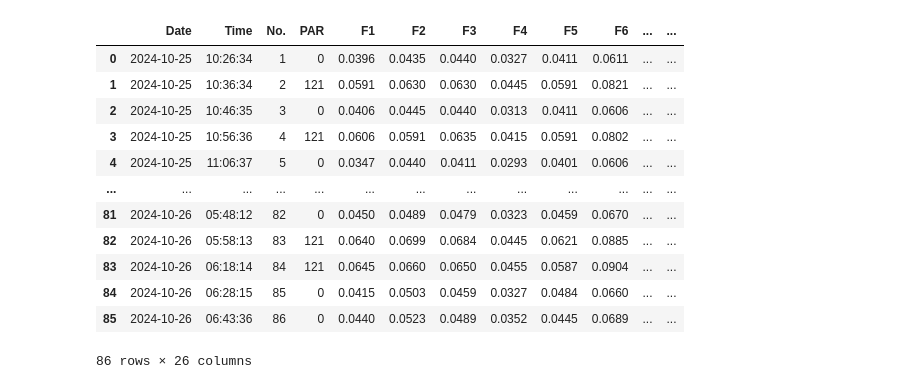
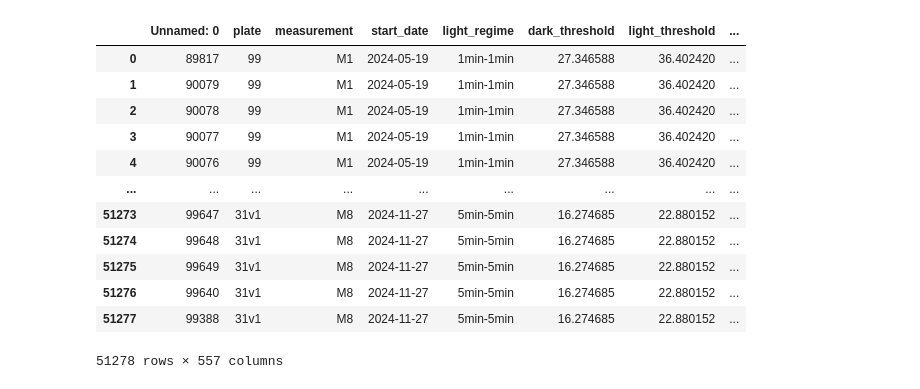
Before and after one commit to Imane-Mkt/Chlamy, a Jupyter notebook: Chlamy_Project_v2-main/Notebooks_Imane/lightanddarkslopes.ipynb, the cells around one changed output. Cells and saved outputs as stored; diff of their text form; code cells hidden in the pictures.

```diff
--- a/Chlamy_Project_v2-main/Notebooks_Imane/lightanddarkslopes.ipynb
+++ b/Chlamy_Project_v2-main/Notebooks_Imane/lightanddarkslopes.ipynb
@@ -7,11 +8,11 @@ import sys
 import os
 sys.path.append(os.path.abspath("/home/imokhtatif/.vscode-server/Chlamy_Project_v2-main"))
 # %%
-data = pd.read_csv('/home/imokhtatif/.vscode-server/Chlamy_Project_v2-main/Data/database_2025-05-18.csv')
+data = pd.read_csv('/home/imokhtatif/.vscode-server/Chlamy_Project_v2-main/Data/2025_5_phase2.csv')
 # %%
 # Focus on 1 plate 1 light regime (2h-2h)(plate1)
-plate = '33v2'
-light = '10min-10min'
+plate = '99'
+light = '2h-2h'
 df = data[(data['plate'].astype(str)==plate)&(data['light_regime']==light)]
 # %%
 from Scripts_Imane import Format_Data
@@ -24,18 +101,18 @@ for fname in os.listdir(folder):
         dm = pd.read_csv(os.path.join(folder, fname), sep=';')
         dm['Date'] = pd.to_datetime(dm['Date'], format='%d.%m.%y')
-# %%
-dm
-# %% [output]
-|  | Date | Time | No. | PAR | F1 | F2 | F3 | F4 | F5 | F6 | ... | ... |
-| 0 | 2024-10-25 | 10:26:34 | 1 | 0 | 0.0396 | 0.0435 | 0.0440 | 0.0327 | 0.0411 | 0.0611 | ... | ... |
-| 1 | 2024-10-25 | 10:36:34 | 2 | 121 | 0.0591 | 0.0630 | 0.0630 | 0.0445 | 0.0591 | 0.0821 | ... | ... |
-| 2 | 2024-10-25 | 10:46:35 | 3 | 0 | 0.0406 | 0.0445 | 0.0440 | 0.0313 | 0.0411 | 0.0606 | ... | ... |
-| 3 | 2024-10-25 | 10:56:36 | 4 | 121 | 0.0606 | 0.0591 | 0.0635 | 0.0415 | 0.0591 | 0.0802 | ... | ... |
-| 4 | 2024-10-25 | 11:06:37 | 5 | 0 | 0.0347 | 0.0440 | 0.0411 | 0.0293 | 0.0401 | 0.0606 | ... | ... |
-| ... | ... | ... | ... | ... | ... | ... | ... | ... | ... | ... | ... | ... |
-| 81 | 2024-10-26 | 05:48:12 | 82 | 0 | 0.0450 | 0.0489 | 0.0479 | 0.0323 | 0.0459 | 0.0670 | ... | ... |
-| 82 | 2024-10-26 | 05:58:13 | 83 | 121 | 0.0640 | 0.0699 | 0.0684 | 0.0445 | 0.0621 | 0.0885 | ... | ... |
-| 83 | 2024-10-26 | 06:18:14 | 84 | 121 | 0.0645 | 0.0660 | 0.0650 | 0.0455 | 0.0587 | 0.0904 | ... | ... |
-| 84 | 2024-10-26 | 06:28:15 | 85 | 0 | 0.0415 | 0.0503 | 0.0459 | 0.0327 | 0.0484 | 0.0660 | ... | ... |
-| 85 | 2024-10-26 | 06:43:36 | 86 | 0 | 0.0440 | 0.0523 | 0.0489 | 0.0352 | 0.0445 | 0.0689 | ... | ... |
-86 rows × 26 columns
+# %%
+data
+# %% [output]
+|  | Unnamed: 0 | plate | measurement | start_date | light_regime | dark_threshold | light_threshold | ... |
+| 0 | 89817 | 99 | M1 | 2024-05-19 | 1min-1min | 27.346588 | 36.402420 | ... |
+| 1 | 90079 | 99 | M1 | 2024-05-19 | 1min-1min | 27.346588 | 36.402420 | ... |
+| 2 | 90078 | 99 | M1 | 2024-05-19 | 1min-1min | 27.346588 | 36.402420 | ... |
+| 3 | 90077 | 99 | M1 | 2024-05-19 | 1min-1min | 27.346588 | 36.402420 | ... |
+| 4 | 90076 | 99 | M1 | 2024-05-19 | 1min-1min | 27.346588 | 36.402420 | ... |
+| ... | ... | ... | ... | ... | ... | ... | ... | ... |
+| 51273 | 99647 | 31v1 | M8 | 2024-11-27 | 5min-5min | 16.274685 | 22.880152 | ... |
+| 51274 | 99648 | 31v1 | M8 | 2024-11-27 | 5min-5min | 16.274685 | 22.880152 | ... |
+| 51275 | 99649 | 31v1 | M8 | 2024-11-27 | 5min-5min | 16.274685 | 22.880152 | ... |
+| 51276 | 99640 | 31v1 | M8 | 2024-11-27 | 5min-5min | 16.274685 | 22.880152 | ... |
+| 51277 | 99388 | 31v1 | M8 | 2024-11-27 | 5min-5min | 16.274685 | 22.880152 | ... |
+51278 rows × 557 columns
```
Also changed, not shown: parts of 13 cells of this notebook.
